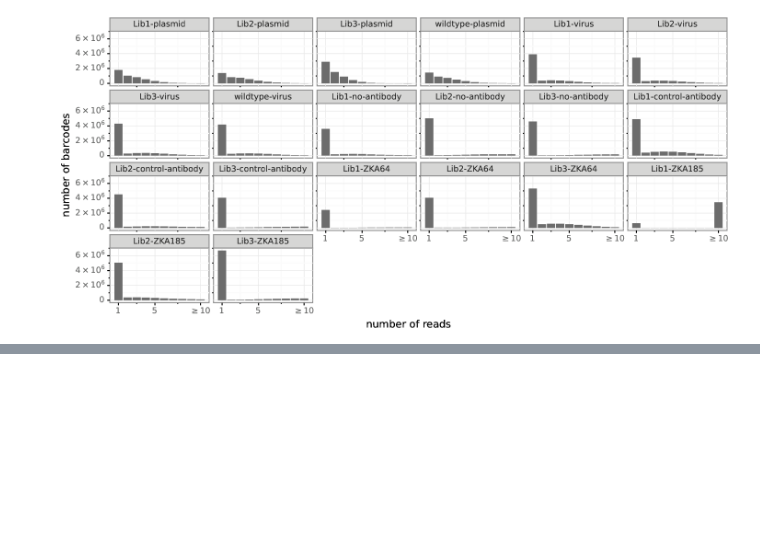
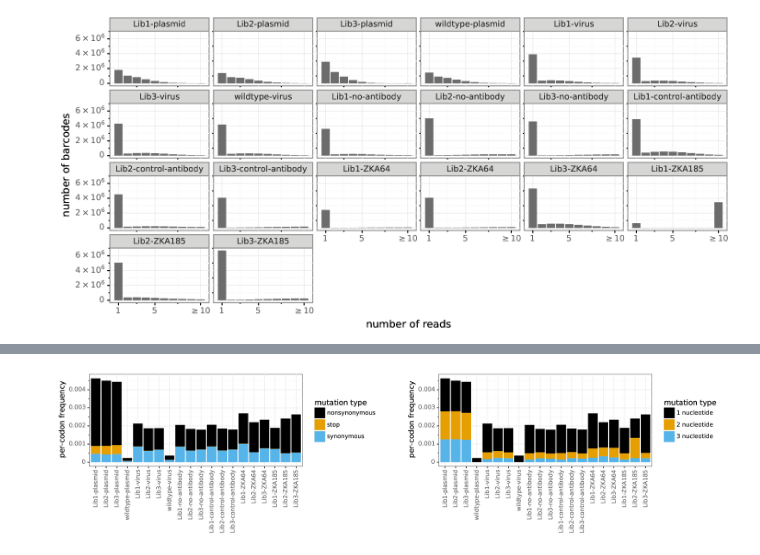
Before and after one commit to ckikawa/ZIKV_DMS_with_EvansLab, a Jupyter notebook: CK_analysis_nbook.ipynb, the cells around one changed output, grey strips where cells are left out. Drawn from its saved outputs; the diff is of its cells as text; code cells hidden in the pictures; blank space fills up the shorter version.

```diff
--- a/CK_analysis_nbook.ipynb
+++ b/CK_analysis_nbook.ipynb
@@ -146,0 +163,5 @@ showPDF(os.path.join(codons_batch_subamp + "/summary_" + "readsperbc.pdf"))
+# %%
+showPDF([os.path.join(summary + 'codonmuttypes.pdf'),
+         os.path.join(summary + 'codonntchanges.pdf')])
+# %% [output]
+[figure, added]
```
Also changed, not shown: parts of 33 cells of this notebook.
